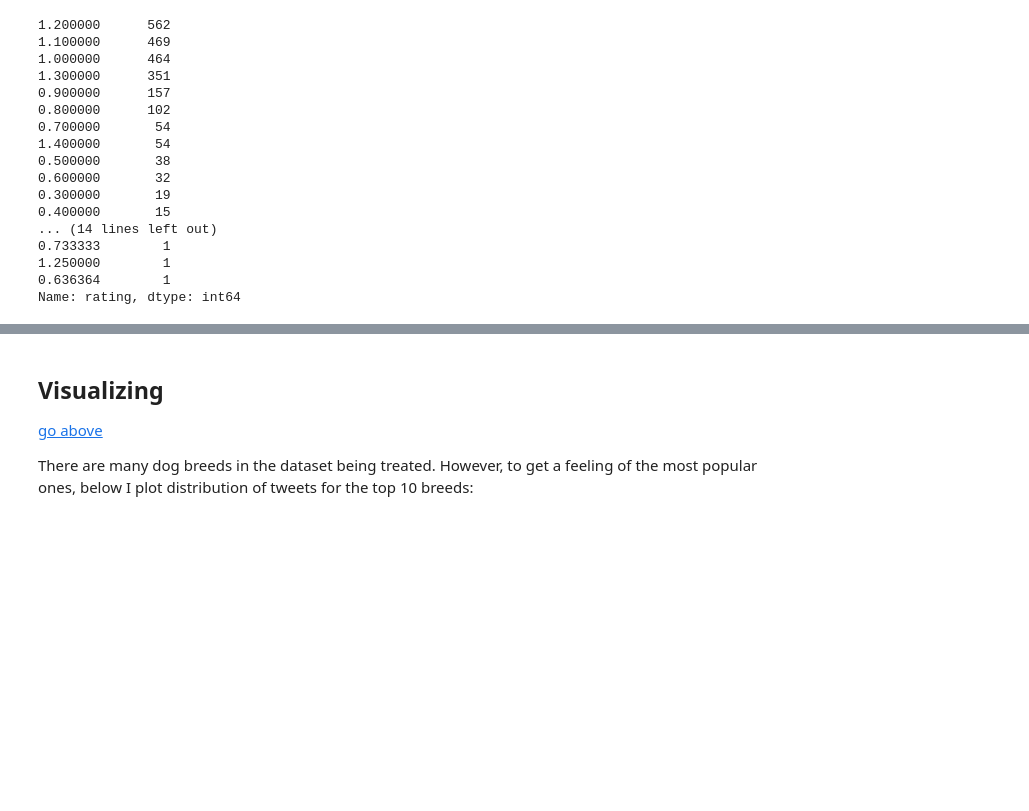
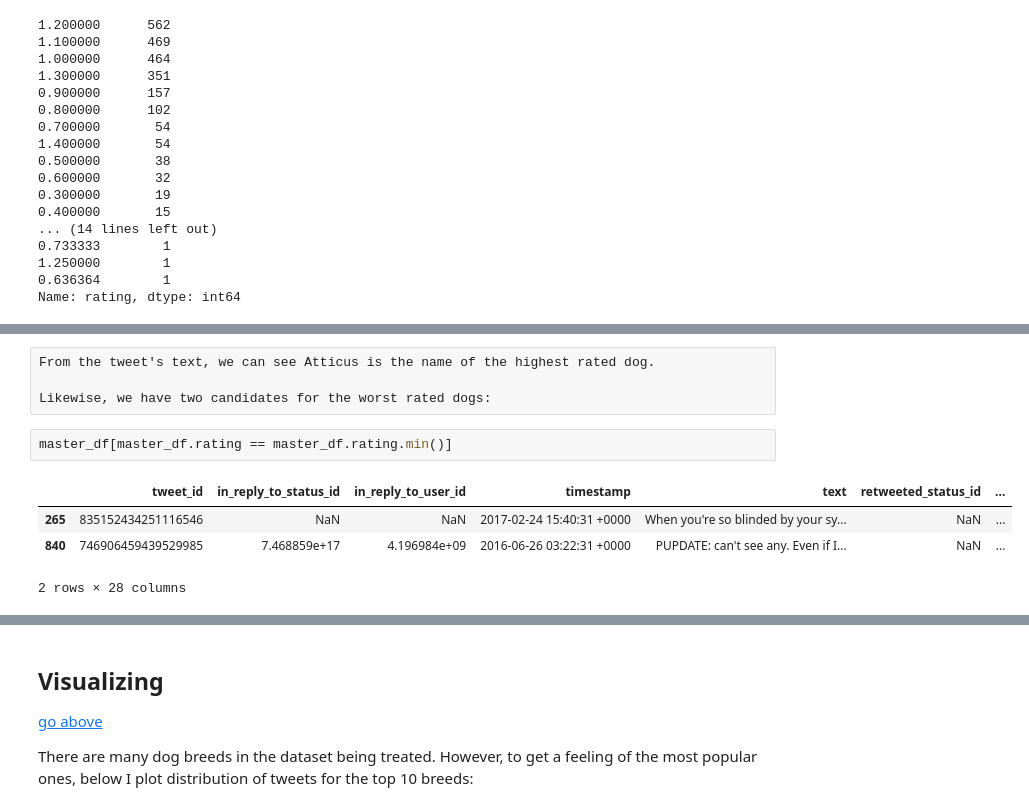
Before and after one commit to omendezmorales/Project4, a Jupyter notebook: wrangle_act.ipynb, the cells around one changed output, grey strips where cells are left out. Saved outputs shown, nothing was run; the diff lists cells and outputs as text; blank space fills up the shorter version.

```diff
--- a/wrangle_act.ipynb
+++ b/wrangle_act.ipynb
@@ -741,0 +818,11 @@ Name: rating, dtype: int64
+# %% [raw]
+From the tweet's text, we can see Atticus is the name of the highest rated dog.
+
+Likewise, we have two candidates for the worst rated dogs:
+# %%
+master_df[master_df.rating == master_df.rating.min()]
+# %% [output]
+|  | tweet_id | in_reply_to_status_id | in_reply_to_user_id | timestamp | text | retweeted_status_id | ... |
+| 265 | 835152434251116546 | NaN | NaN | 2017-02-24 15:40:31 +0000 | When you're so blinded by your sy... | NaN | ... |
+| 840 | 746906459439529985 | 7.468859e+17 | 4.196984e+09 | 2016-06-26 03:22:31 +0000 | PUPDATE: can't see any. Even if I... | NaN | ... |
+2 rows × 28 columns
```
Also changed, not shown: parts of 25 cells of this notebook.
